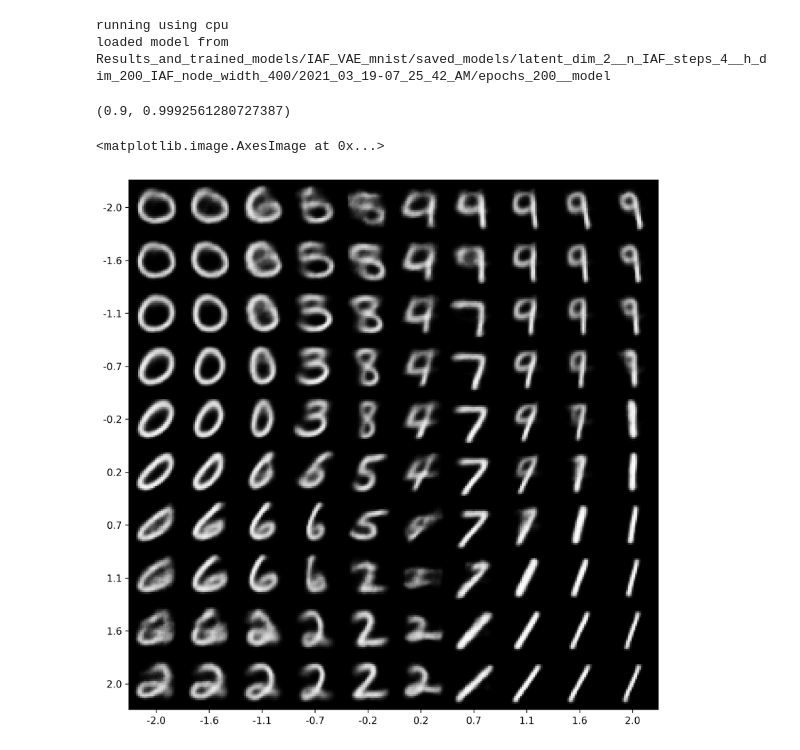
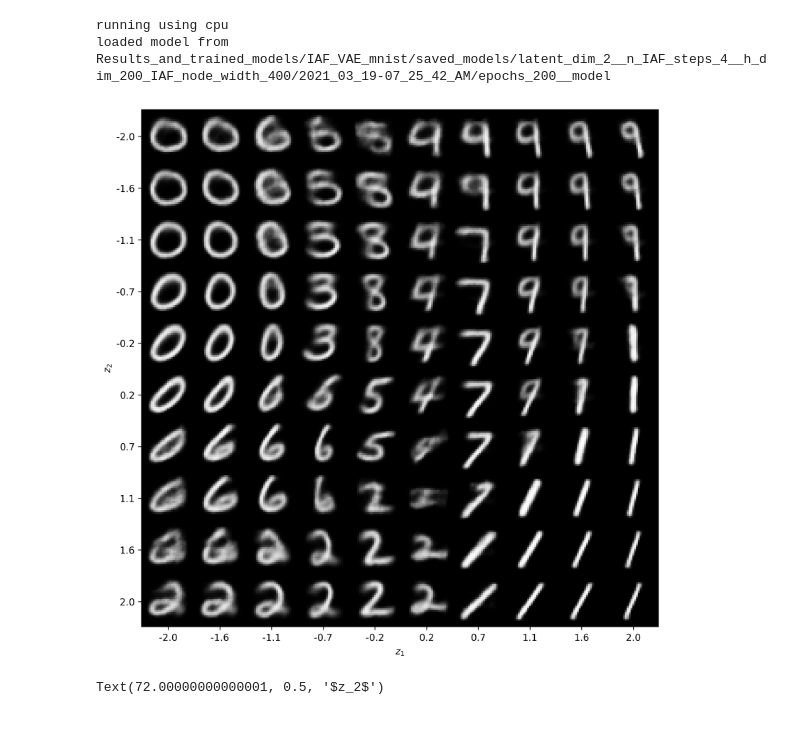
Before and after one commit to lollcat/Autoencoders-deep-dive, a Jupyter notebook: IAF_VAE_mnist/Visualisation.ipynb, the cells around one changed output. Drawn from its saved outputs; the diff is of its cells as text; code cells hidden in the pictures.

```diff
--- a/IAF_VAE_mnist/Visualisation.ipynb
+++ b/IAF_VAE_mnist/Visualisation.ipynb
@@ -133,4 +99,0 @@ import torch
-# %%
-figure.min(), figure.max()
-# %% [output]
-(0.9, 0.9992561280727387)
@@ -146,32 +99,0 @@ new_cmap = truncate_colormap(plt.get_cmap('gray'), 0, 1)
-# %%
-mpl.rcParams['figure.dpi'] = 300
-n = 10  # figure with 15x15 digits
-half_range = 2
-digit_size = 28
-figure = np.zeros((digit_size * n, digit_size * n))
-# We will sample n points within [-15, 15] standard deviations
-grid_x = np.linspace(-half_range, half_range, n)
-grid_y = np.linspace(-half_range, half_range, n)
-for i, yi in enumerate(grid_x):
-    for j, xi in enumerate(grid_y):
-        z_sample = torch.tensor(np.array([[xi, yi]])).float()
-        digit = torch.sigmoid(vae.VAE_model.decoder(z_sample)).cpu().detach().numpy()
-        digit = np.interp(digit, [0, 1], [0.9, 1])
-        figure[i * digit_size: (i + 1) * digit_size,
-               j * digit_size: (j + 1) * digit_size] = digit
-plt.figure(figsize=(10, 10))
-start_range = digit_size // 2
-end_range = n * digit_size + start_range
-pixel_range = np.arange(start_range, end_range, digit_size)
-sample_range_x = np.round(grid_x, 1)
-sample_range_y = np.round(grid_y, 1)
-plt.xticks(pixel_range, sample_range_x)
-plt.yticks(pixel_range, sample_range_y)
-fontsize=20
-#plt.xlabel(r"$z_1$", fontsize=fontsize)
-#plt.ylabel(r"$z_2$", fontsize=fontsize)
-plt.imshow(figure, cmap=new_cmap )
-#plt.savefig("Results_and_trained_models/IAF_VAE_mnist/Final_Figures/latent_visualisation.png")
-# %% [output]
-<matplotlib.image.AxesImage at 0x...>
-[figure, removed]
@@ -185,0 +100,5 @@ plt.yticks(pixel_range, sample_range_y)
+# %%
+import importlib
+import Utils.mnist_plotting
+importlib.reload(Utils.mnist_plotting)
+plot_latent_space = Utils.mnist_plotting.plot_latent_space
@@ -185,0 +109,9 @@ plt.yticks(pixel_range, sample_range_y)
+# %%
+fig, ax = plot_latent_space(vae)
+# %% [output]
+[figure, added]
+# %%
+ax.set_xlabel(r"$z_1$", fontsize=12)
+ax.set_ylabel(r"$z_2$", fontsize=12)
+# %% [output]
+Text(72.00000000000001, 0.5, '$z_2$')
```
Also changed, not shown: parts of 22 cells of this notebook, 16 other files.
